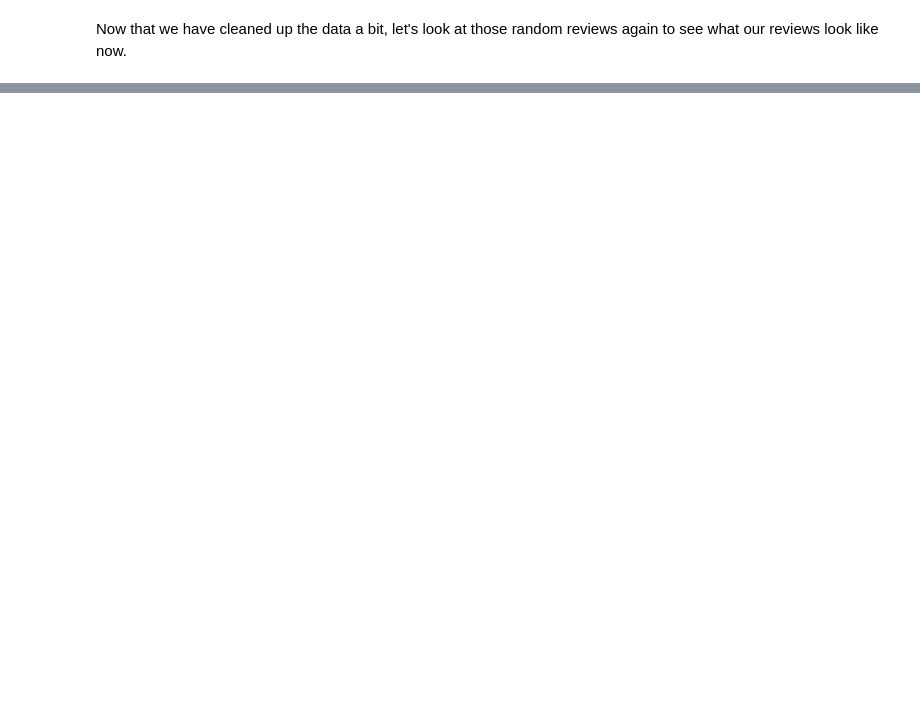
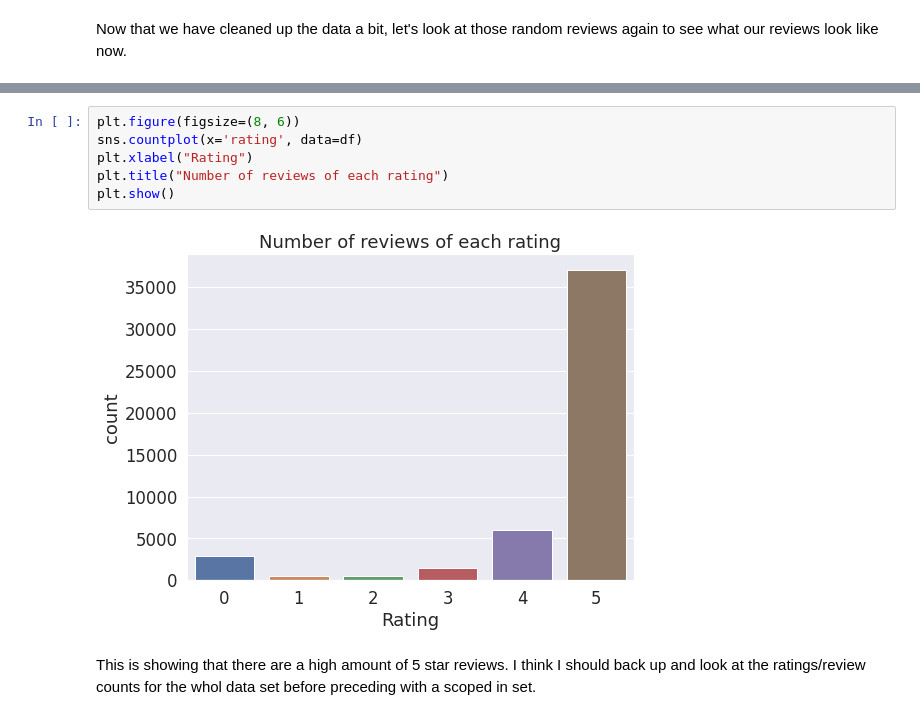
Before and after one commit to chillyssa/NLP-with-Deep-Learning-Project, a Jupyter notebook: project_part1.ipynb, the cells around one changed output, grey strips where cells are left out. Saved outputs shown, nothing was run; the diff lists cells and outputs as text; blank space fills up the shorter version.

```diff
--- a/project_part1.ipynb
+++ b/project_part1.ipynb
@@ -167,0 +311,10 @@ df.iloc[[3,32,654,7000,18000]]
+# %%
+plt.figure(figsize=(8, 6))
+sns.countplot(x='rating', data=df)
+plt.xlabel("Rating")
+plt.title("Number of reviews of each rating")
+plt.show()
+# %% [output]
+[figure, added]
+# %% [markdown]
+This is showing that there are a high amount of 5 star reviews. I think I should back up and look at the ratings/review counts for the whol data set before preceding with a scoped in set.
```
Also changed, not shown: parts of 25 cells of this notebook.
